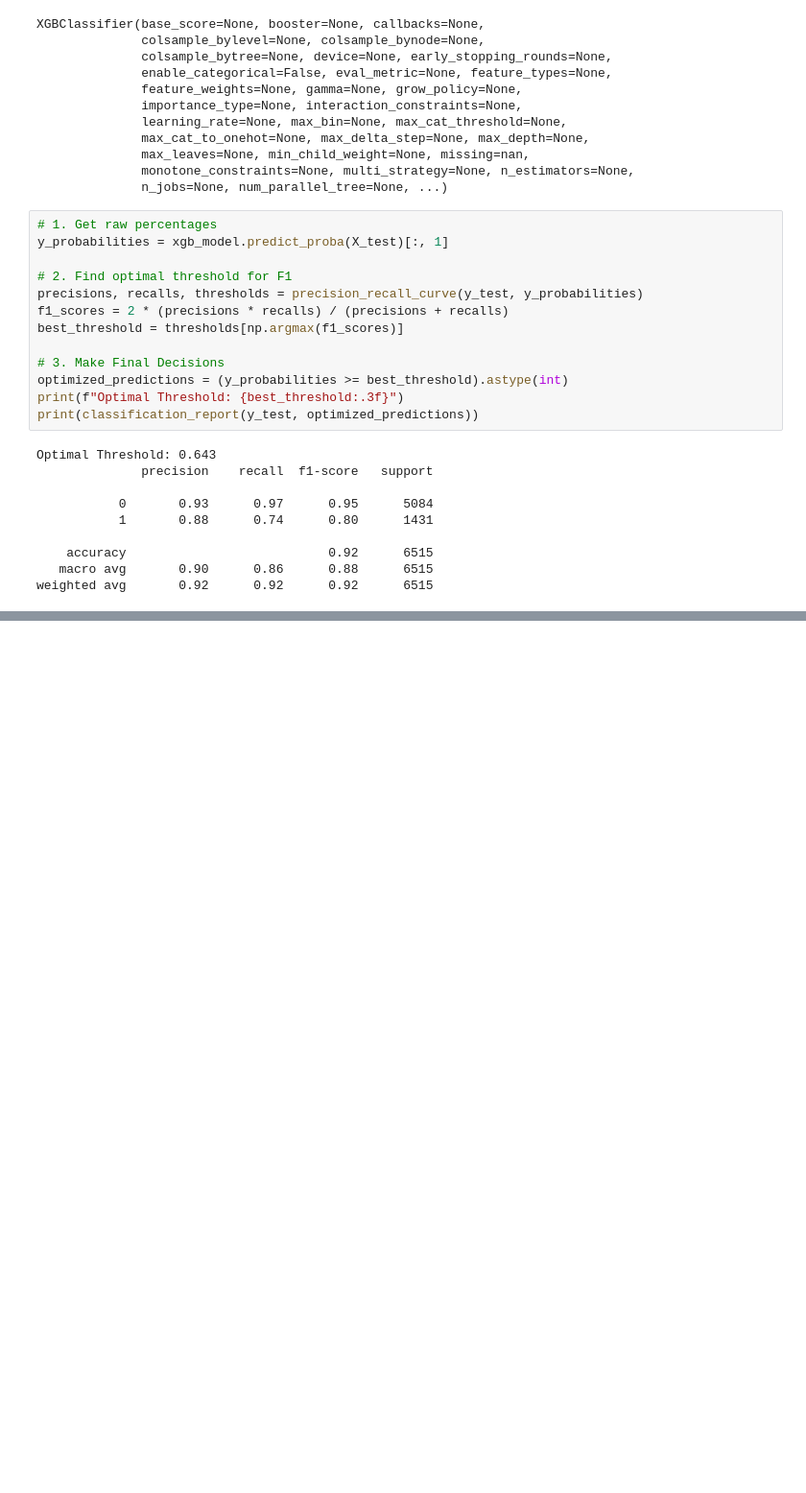
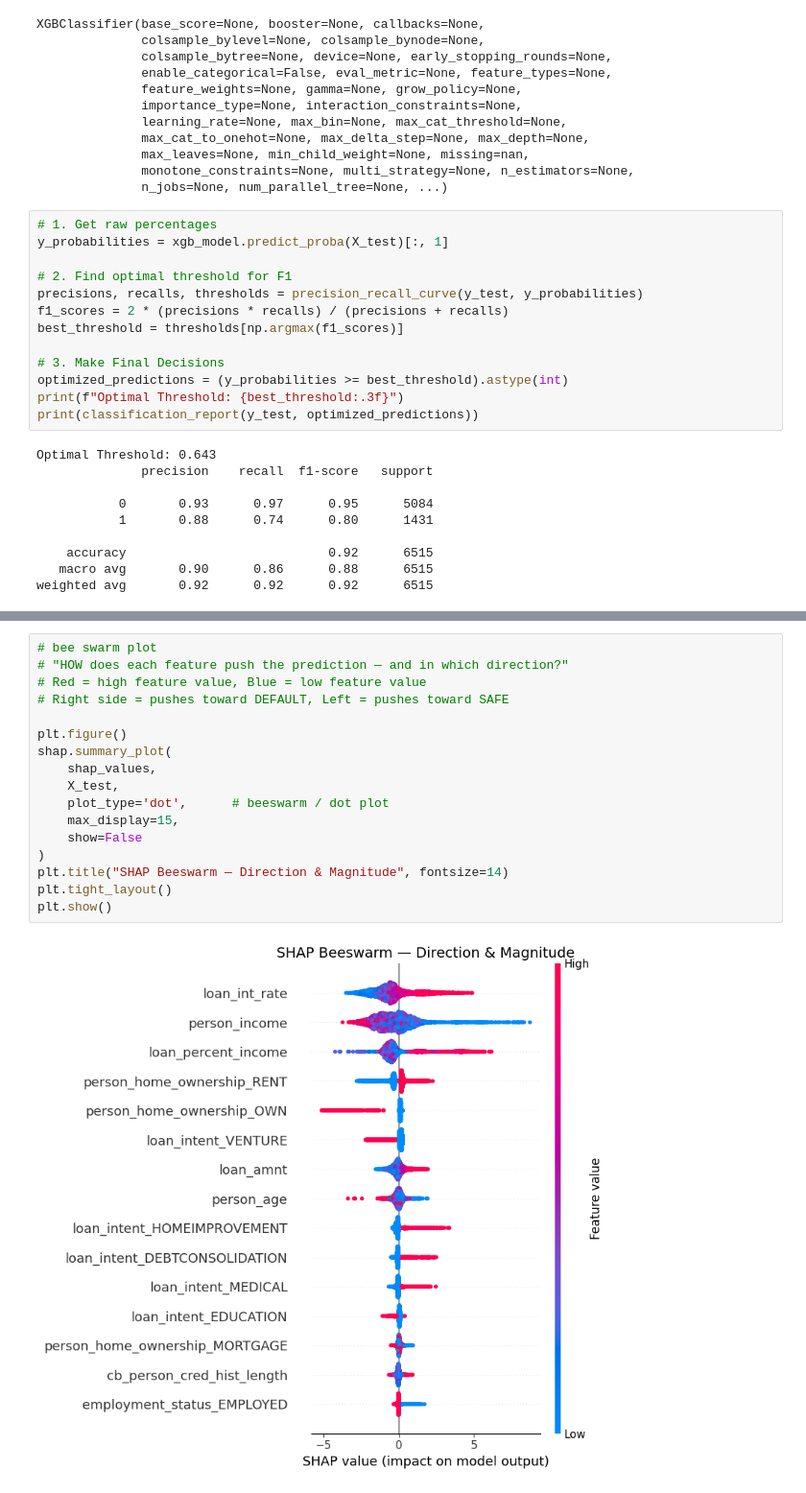
Before and after one commit to harshitsharma1410-bot/credit-risk-pipeline, a Jupyter notebook: notebooks/FINAL_MODEL.ipynb, the cells around one changed output, grey strips where cells are left out. Shown at 96% size. Cells and saved outputs as stored; diff of their text form; blank space fills up the shorter version.

```diff
--- a/notebooks/FINAL_MODEL.ipynb
+++ b/notebooks/FINAL_MODEL.ipynb
@@ -87,0 +191,19 @@ weighted avg       0.92      0.92      0.92      6515
+# %%
+# bee swarm plot
+# "HOW does each feature push the prediction — and in which direction?"
+# Red = high feature value, Blue = low feature value
+# Right side = pushes toward DEFAULT, Left = pushes toward SAFE
+
+plt.figure()
+shap.summary_plot(
+    shap_values,
+    X_test,
+    plot_type='dot',      # beeswarm / dot plot
+    max_display=15,
+    show=False
+)
+plt.title("SHAP Beeswarm — Direction & Magnitude", fontsize=14)
+plt.tight_layout()
+plt.show()
+# %% [output]
+[figure, added]
```
Also changed, not shown: parts of 14 cells of this notebook.
